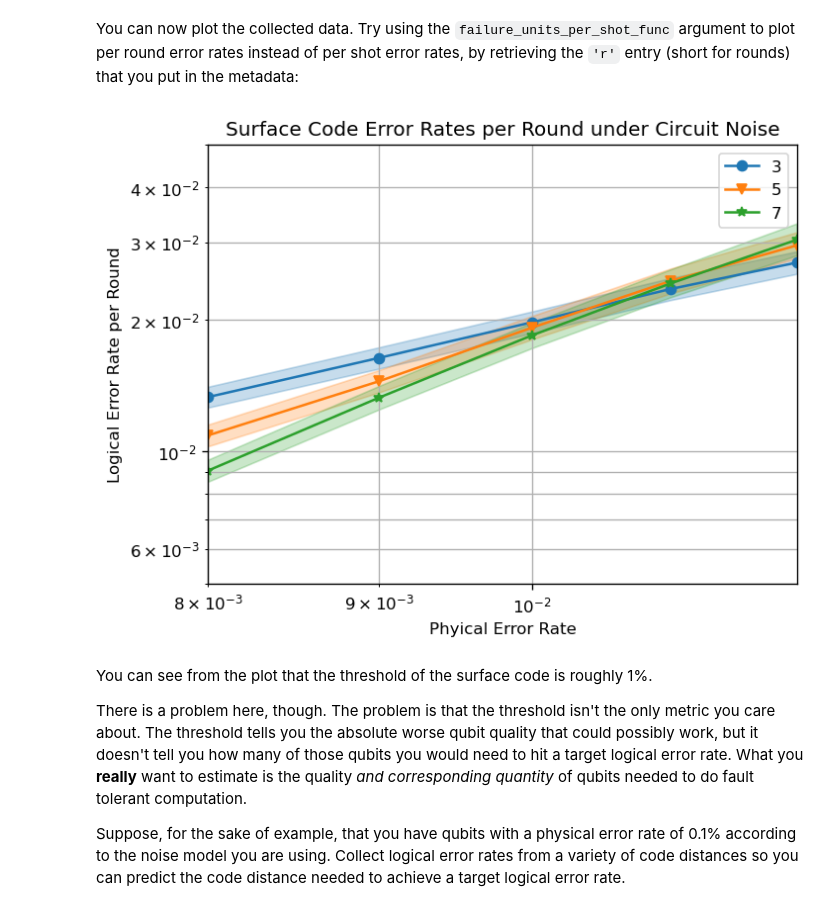
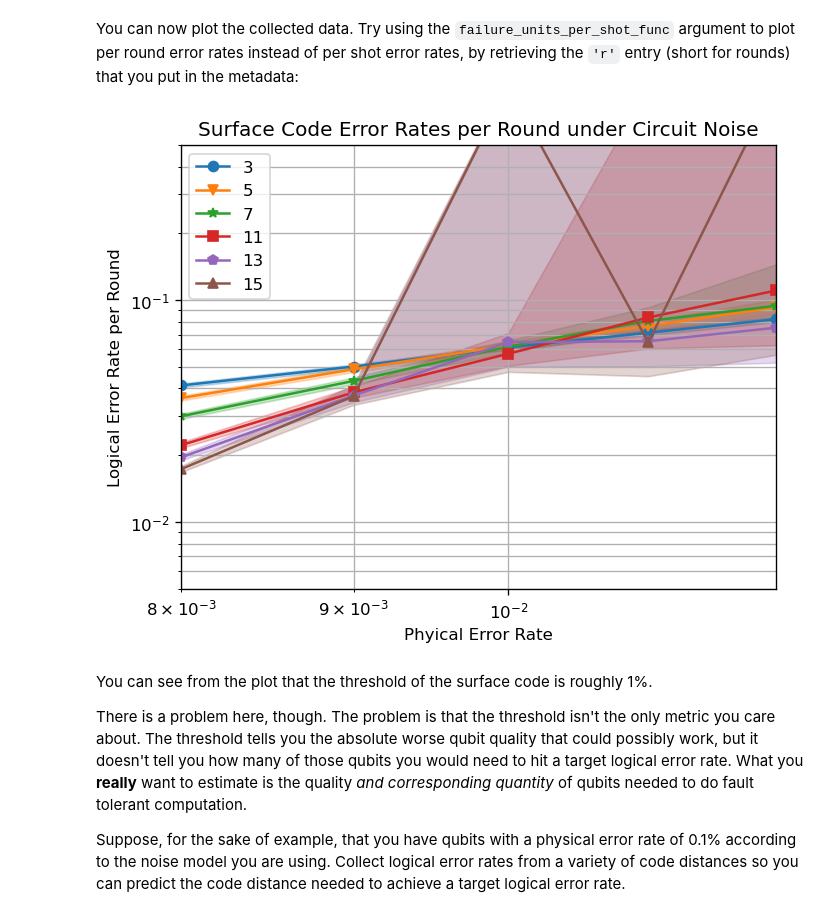
Before and after one commit to apoorvasinha183/DefectAwareLDPC, a Jupyter notebook: getting_started_stim.ipynb, the cells around one changed output. Saved outputs shown, nothing was run; the diff lists cells and outputs as text; code cells hidden in the pictures.

```diff
--- a/getting_started_stim.ipynb
+++ b/getting_started_stim.ipynb
@@ -777,7 +777,7 @@ surface_code_tasks = [
     sinter.Task(
         circuit = stim.Circuit.generated(
             "surface_code:rotated_memory_z",
-            rounds=d * 3,
+            rounds=d * 10,
             distance=d,
             after_clifford_depolarization=noise,
             after_reset_flip_probability=noise,
@@ -786,16 +786,16 @@ surface_code_tasks = [
         ),
         json_metadata={'d': d, 'r': d * 3, 'p': noise},
     )
-    for d in [3, 5, 7]
+    for d in [3, 5, 7,11,13,15]
     for noise in [0.008, 0.009, 0.01, 0.011, 0.012]
 ]
 
 collected_surface_code_stats: List[sinter.TaskStats] = sinter.collect(
-    num_workers=4,
+    num_workers=8,
     tasks=surface_code_tasks,
     decoders=['pymatching'],
     max_shots=1_000_000,
-    max_errors=5_000,
+    max_errors=50_000,
     print_progress=True,
 )
 # %% [output]
@@ -816,24 +822,24 @@ Try using the `failure_units_per_shot_func` argument to plot per round error rat
 # %%
 fig, ax = plt.subplots(1, 1)
 sinter.plot_error_rate(
     ax=ax,
     stats=collected_surface_code_stats,
     x_func=lambda stat: stat.json_metadata['p'],
     group_func=lambda stat: stat.json_metadata['d'],
     failure_units_per_shot_func=lambda stat: stat.json_metadata['r'],
 )
-ax.set_ylim(5e-3, 5e-2)
+ax.set_ylim(5e-3, 5e-1)
 ax.set_xlim(0.008, 0.012)
 ax.loglog()
 ax.set_title("Surface Code Error Rates per Round under Circuit Noise")
 ax.set_xlabel("Phyical Error Rate")
 ax.set_ylabel("Logical Error Rate per Round")
 ax.grid(which='major')
 ax.grid(which='minor')
 ax.legend()
 fig.set_dpi(120)  # Show it bigger
 # %% [output]
-[figure, old version]
+[figure, new version]
 # %% [markdown]
 You can see from the plot that the threshold of the surface code is roughly 1%.
 
```
Also changed, not shown: parts of 4 cells of this notebook.
